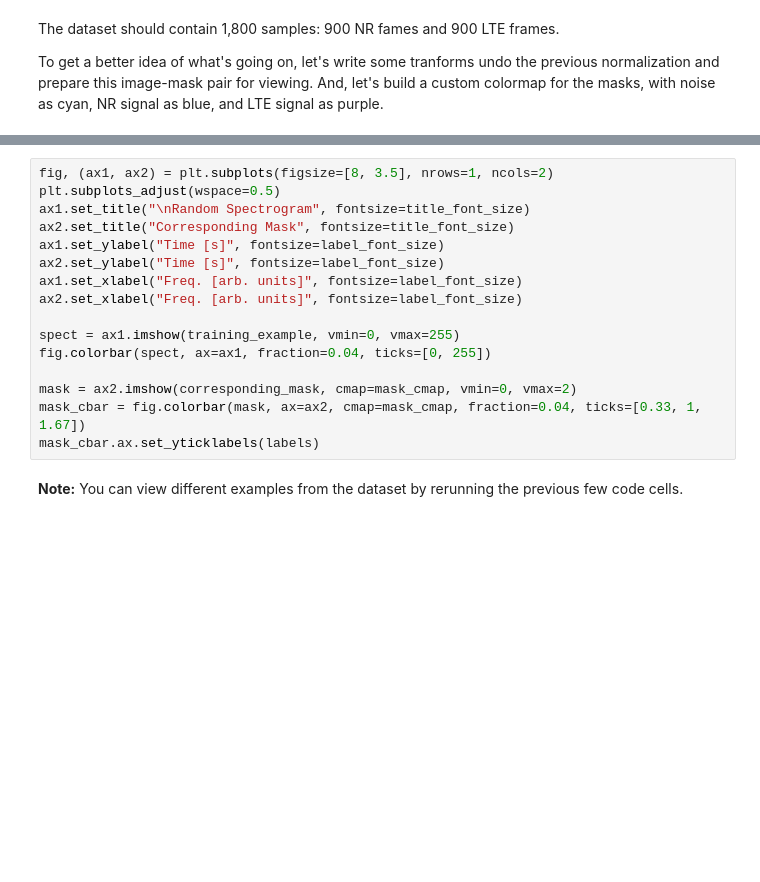
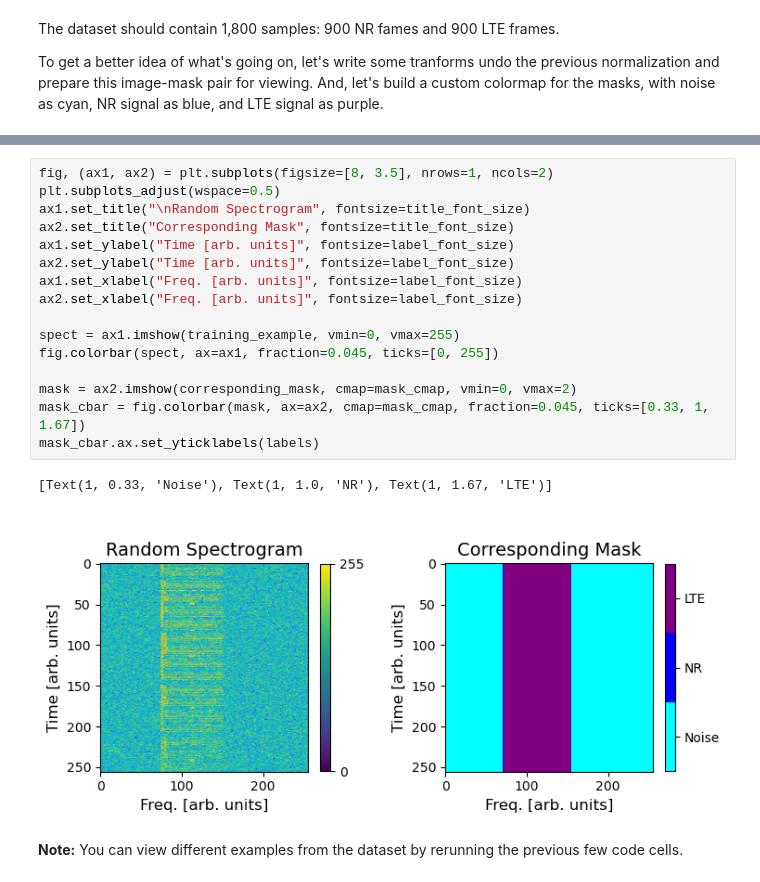
Before and after one commit to qoherent/spectrogram-segmentation, a Jupyter notebook: spectrogram_segmentation.ipynb, the cells around one changed output, grey strips where cells are left out. Cells and saved outputs as stored; diff of their text form; blank space fills up the shorter version.

```diff
--- a/spectrogram_segmentation.ipynb
+++ b/spectrogram_segmentation.ipynb
@@ -204,19 +211,22 @@ print(f"Mask: {corresponding_mask}")
 # %%
 fig, (ax1, ax2) = plt.subplots(figsize=[8, 3.5], nrows=1, ncols=2)
 plt.subplots_adjust(wspace=0.5)
 ax1.set_title("\nRandom Spectrogram", fontsize=title_font_size)
 ax2.set_title("Corresponding Mask", fontsize=title_font_size)
-ax1.set_ylabel("Time [s]", fontsize=label_font_size)
-ax2.set_ylabel("Time [s]", fontsize=label_font_size)
+ax1.set_ylabel("Time [arb. units]", fontsize=label_font_size)
+ax2.set_ylabel("Time [arb. units]", fontsize=label_font_size)
 ax1.set_xlabel("Freq. [arb. units]", fontsize=label_font_size)
 ax2.set_xlabel("Freq. [arb. units]", fontsize=label_font_size)
 
 spect = ax1.imshow(training_example, vmin=0, vmax=255)
-fig.colorbar(spect, ax=ax1, fraction=0.04, ticks=[0, 255])
+fig.colorbar(spect, ax=ax1, fraction=0.045, ticks=[0, 255])
 
 mask = ax2.imshow(corresponding_mask, cmap=mask_cmap, vmin=0, vmax=2)
-mask_cbar = fig.colorbar(mask, ax=ax2, cmap=mask_cmap, fraction=0.04, ticks=[0.33, 1, 1.67])
+mask_cbar = fig.colorbar(mask, ax=ax2, cmap=mask_cmap, fraction=0.045, ticks=[0.33, 1, 1.67])
 mask_cbar.ax.set_yticklabels(labels)
+# %% [output]
+[Text(1, 0.33, 'Noise'), Text(1, 1.0, 'NR'), Text(1, 1.67, 'LTE')]
+[figure, added]
 # %% [markdown]
 **Note:** You can view different examples from the dataset by rerunning the previous few code cells.
 # %% [markdown]
```
Also changed, not shown: parts of 10 cells of this notebook.
